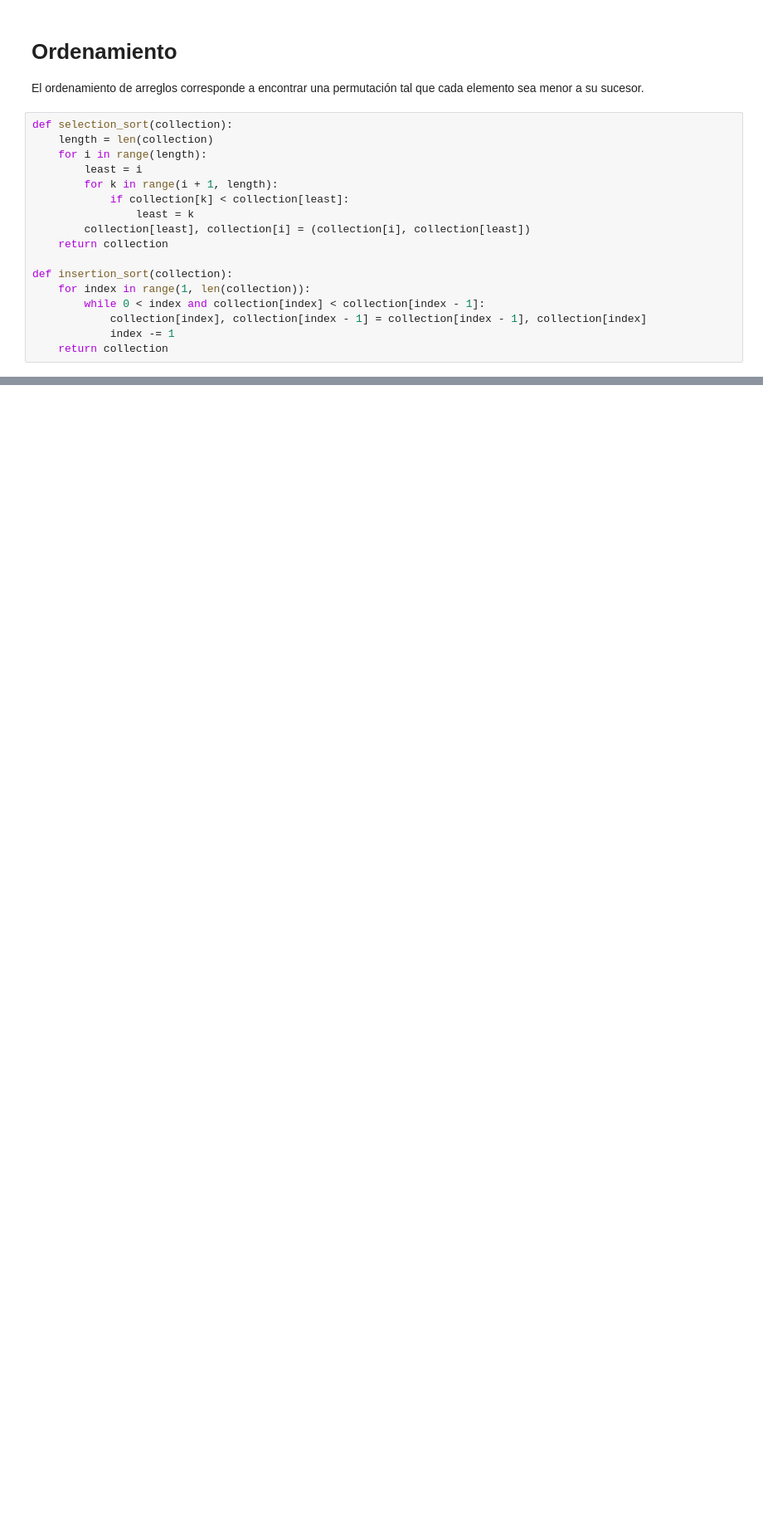
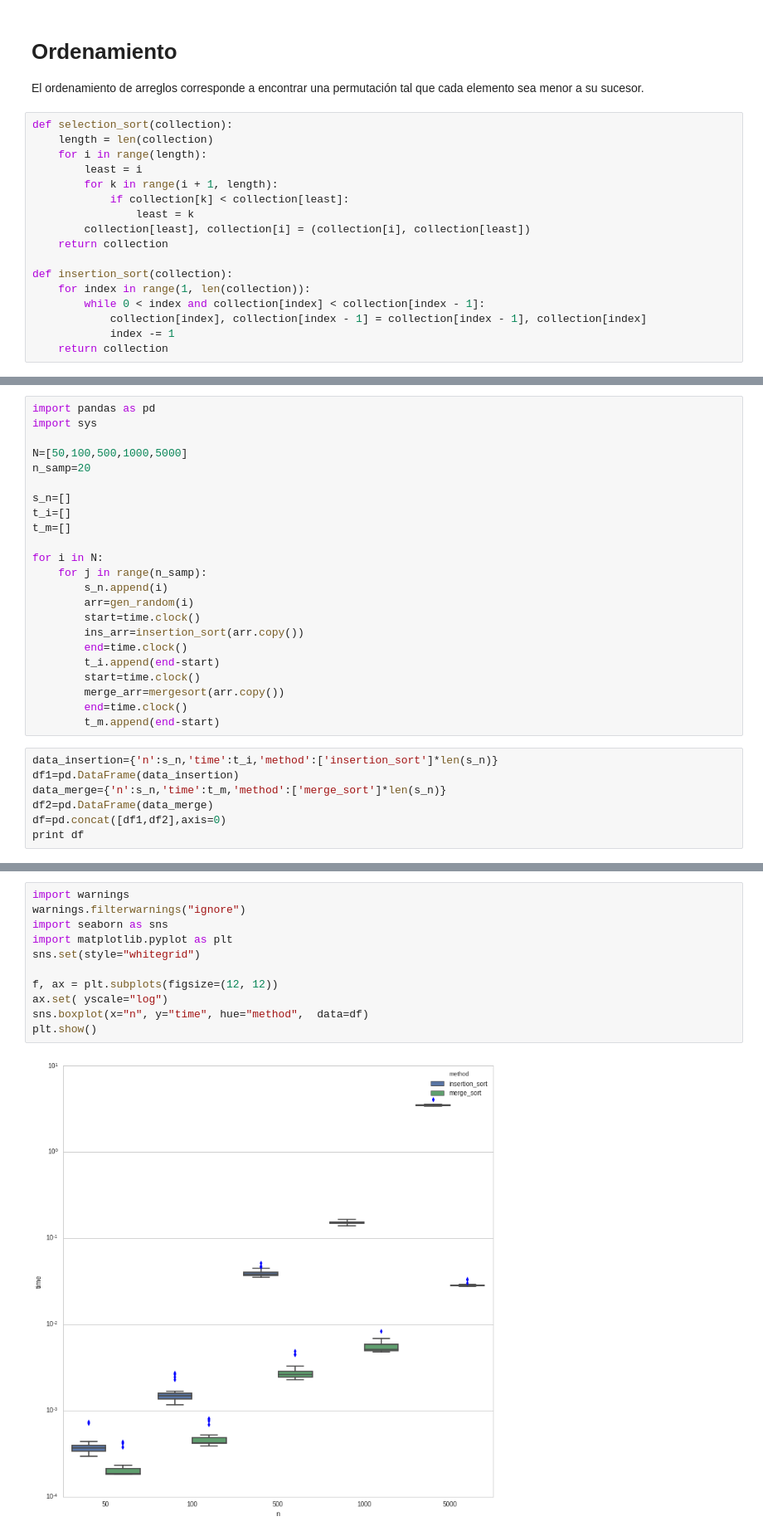
Before and after one commit to sherna90/analisis_algoritmos, a Jupyter notebook: ordenamiento.ipynb, the cells around one changed output, grey strips where cells are left out. Shown at 83% size. Saved outputs shown, nothing was run; the diff lists cells and outputs as text; blank space fills up the shorter version.

Commit message:
pandas

```diff
--- a/ordenamiento.ipynb
+++ b/ordenamiento.ipynb
@@ -49,0 +81,30 @@ KeyboardInterrupt:
+# %%
+import pandas as pd
+import sys
+
+N=[50,100,500,1000,5000]
+n_samp=20
+
+s_n=[]
+t_i=[]
+t_m=[]
+
+for i in N:
+    for j in range(n_samp):
+        s_n.append(i)
+        arr=gen_random(i)
+        start=time.clock()
+        ins_arr=insertion_sort(arr.copy())
+        end=time.clock()
+        t_i.append(end-start)
+        start=time.clock()
+        merge_arr=mergesort(arr.copy())
+        end=time.clock()
+        t_m.append(end-start)
+# %%
+data_insertion={'n':s_n,'time':t_i,'method':['insertion_sort']*len(s_n)}
+df1=pd.DataFrame(data_insertion)
+data_merge={'n':s_n,'time':t_m,'method':['merge_sort']*len(s_n)}
+df2=pd.DataFrame(data_merge)
+df=pd.concat([df1,df2],axis=0)
+print df
@@ -49,0 +129,13 @@ KeyboardInterrupt:
+# %%
+import warnings
+warnings.filterwarnings("ignore")
+import seaborn as sns
+import matplotlib.pyplot as plt
+sns.set(style="whitegrid")
+
+f, ax = plt.subplots(figsize=(12, 12))
+ax.set( yscale="log")
+sns.boxplot(x="n", y="time", hue="method",  data=df)
+plt.show()
+# %% [output]
+[figure, added]
```
Also changed, not shown: parts of 6 cells of this notebook, 2 other files.
